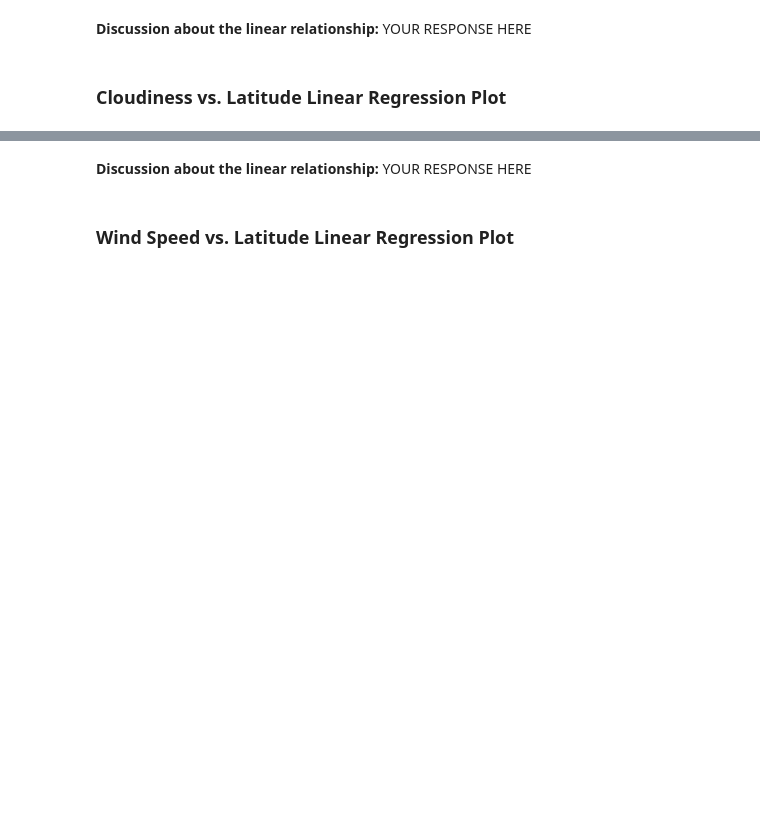
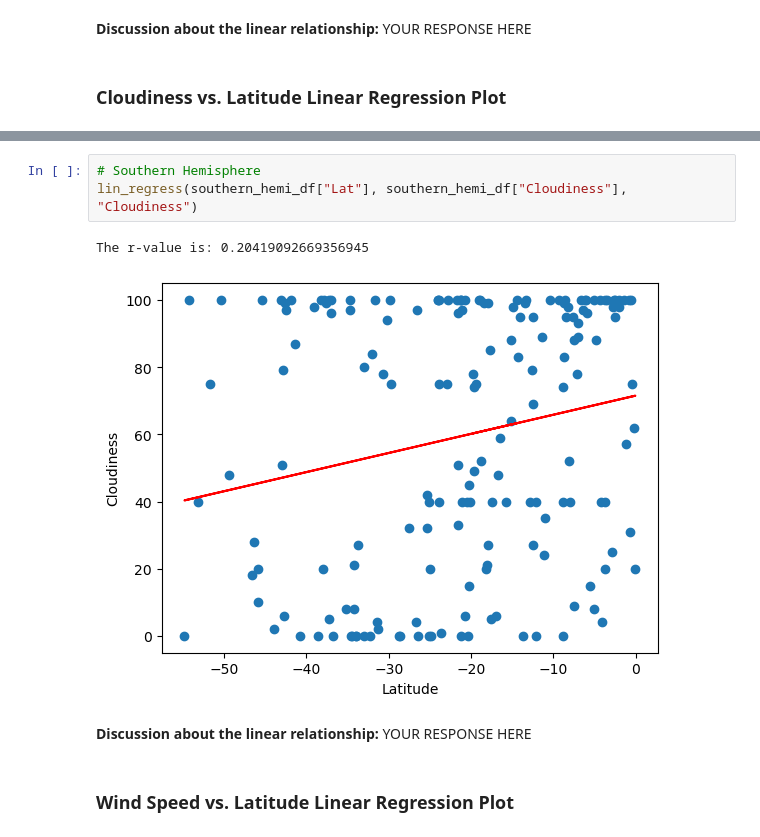
Before and after one commit to TRegan5/python-api-challenge, a Jupyter notebook: WeatherPy/WeatherPy.ipynb, the cells around one changed output, grey strips where cells are left out. Saved outputs shown, nothing was run; the diff lists cells and outputs as text; blank space fills up the shorter version.

```diff
--- a/WeatherPy/WeatherPy.ipynb
+++ b/WeatherPy/WeatherPy.ipynb
@@ -361,3 +375,9 @@ The r-value is: 0.02056735429994368
+# %%
+# Southern Hemisphere
+lin_regress(southern_hemi_df["Lat"], southern_hemi_df["Cloudiness"], "Cloudiness")
+# %% [output]
+The r-value is: 0.20419092669356945
+[figure, added]
 # %% [markdown]
 **Discussion about the linear relationship:** YOUR RESPONSE HERE
 # %% [markdown]
```
Also changed, not shown: parts of 13 cells of this notebook.
